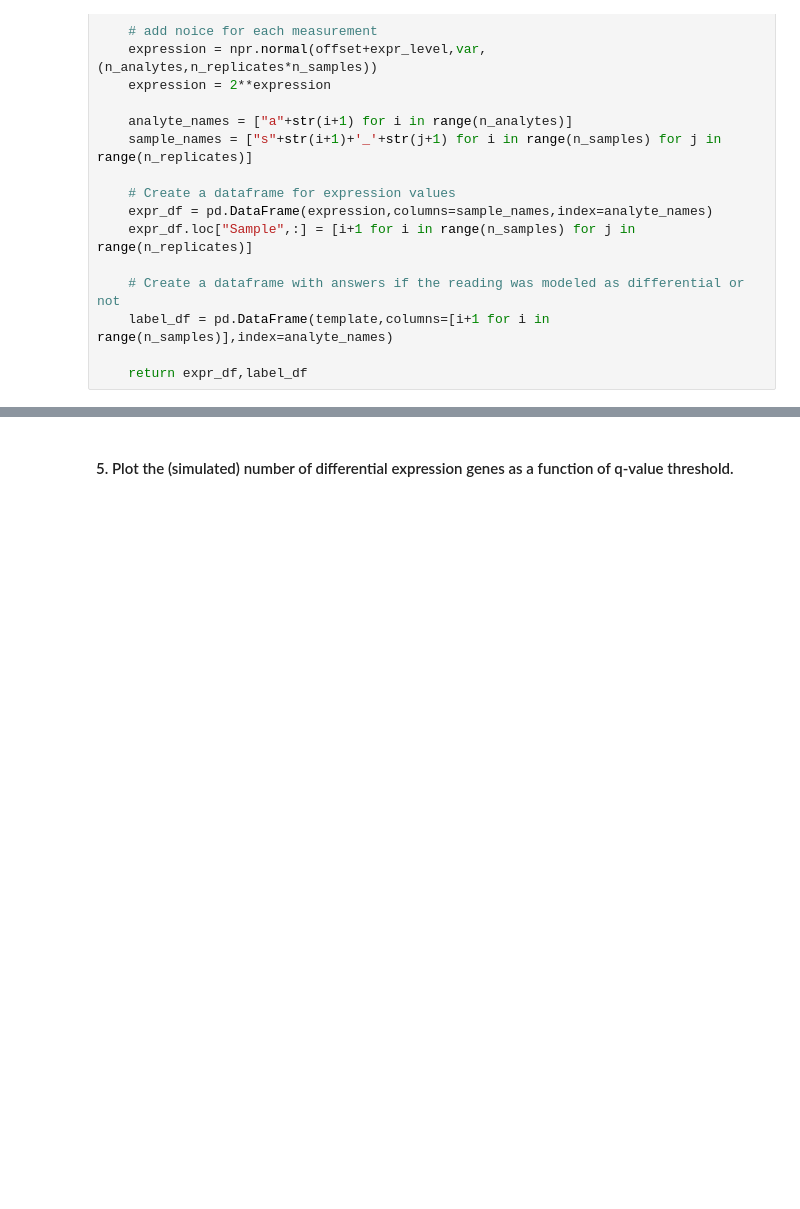
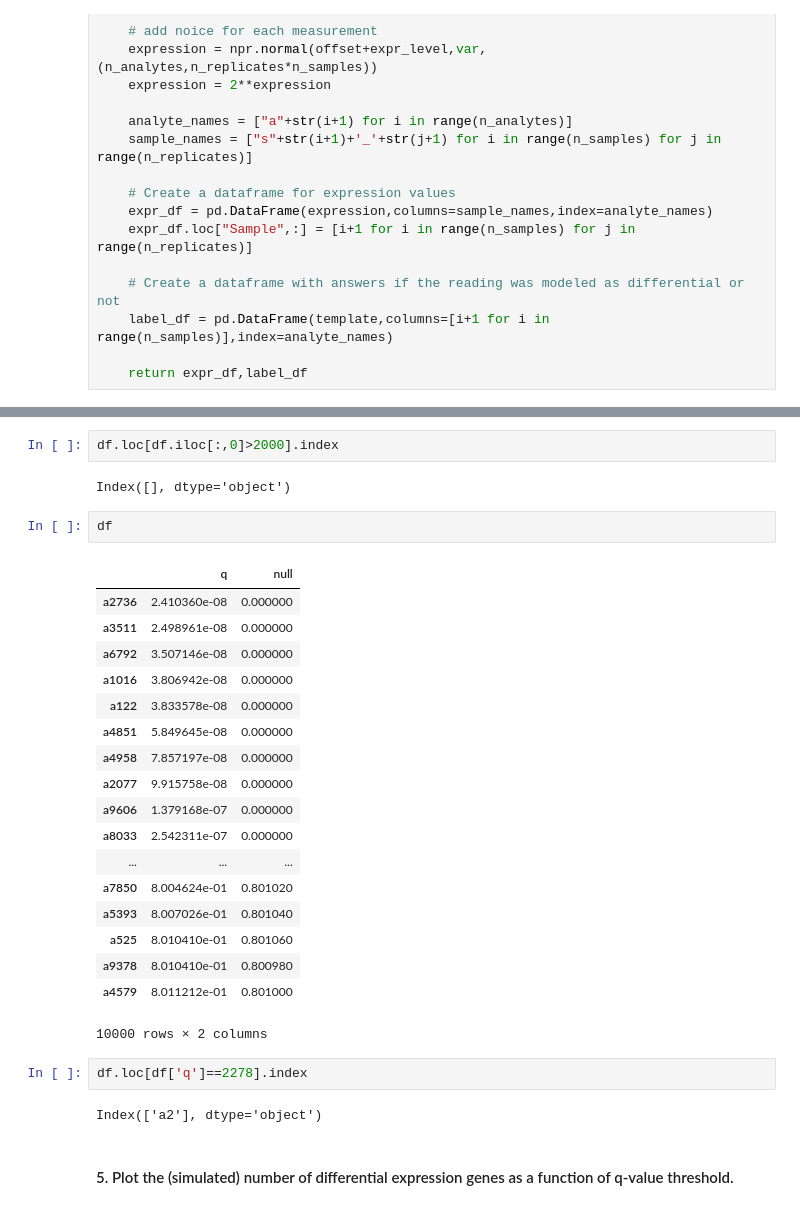
Before and after one commit to MaxBackman/AlgInBio, a Jupyter notebook: differential_expression/differential_expression.ipynb, the cells around one changed output, grey strips where cells are left out. Cells and saved outputs as stored; diff of their text form; blank space fills up the shorter version.

```diff
--- a/differential_expression/differential_expression.ipynb
+++ b/differential_expression/differential_expression.ipynb
@@ -93,3 +103,32 @@ q_of_pi_zero[-1]
+# %%
+df.loc[df.iloc[:,0]>2000].index
+# %% [output]
+Index([], dtype='object')
+# %%
+df
+# %% [output]
+|  | q | null |
+| a2736 | 2.410360e-08 | 0.000000 |
+| a3511 | 2.498961e-08 | 0.000000 |
+| a6792 | 3.507146e-08 | 0.000000 |
+| a1016 | 3.806942e-08 | 0.000000 |
+| a122 | 3.833578e-08 | 0.000000 |
+| a4851 | 5.849645e-08 | 0.000000 |
+| a4958 | 7.857197e-08 | 0.000000 |
+| a2077 | 9.915758e-08 | 0.000000 |
+| a9606 | 1.379168e-07 | 0.000000 |
+| a8033 | 2.542311e-07 | 0.000000 |
+| ... | ... | ... |
+| a7850 | 8.004624e-01 | 0.801020 |
+| a5393 | 8.007026e-01 | 0.801040 |
+| a525 | 8.010410e-01 | 0.801060 |
+| a9378 | 8.010410e-01 | 0.800980 |
+| a4579 | 8.011212e-01 | 0.801000 |
+10000 rows × 2 columns
+# %%
+df.loc[df['q']==2278].index
+# %% [output]
+Index(['a2'], dtype='object')
 # %% [markdown]
 #### 5. Plot the (simulated) number of differential expression genes as a function of q-value threshold.
 # %%
```
Also changed, not shown: parts of 13 cells of this notebook, 4 other files.
